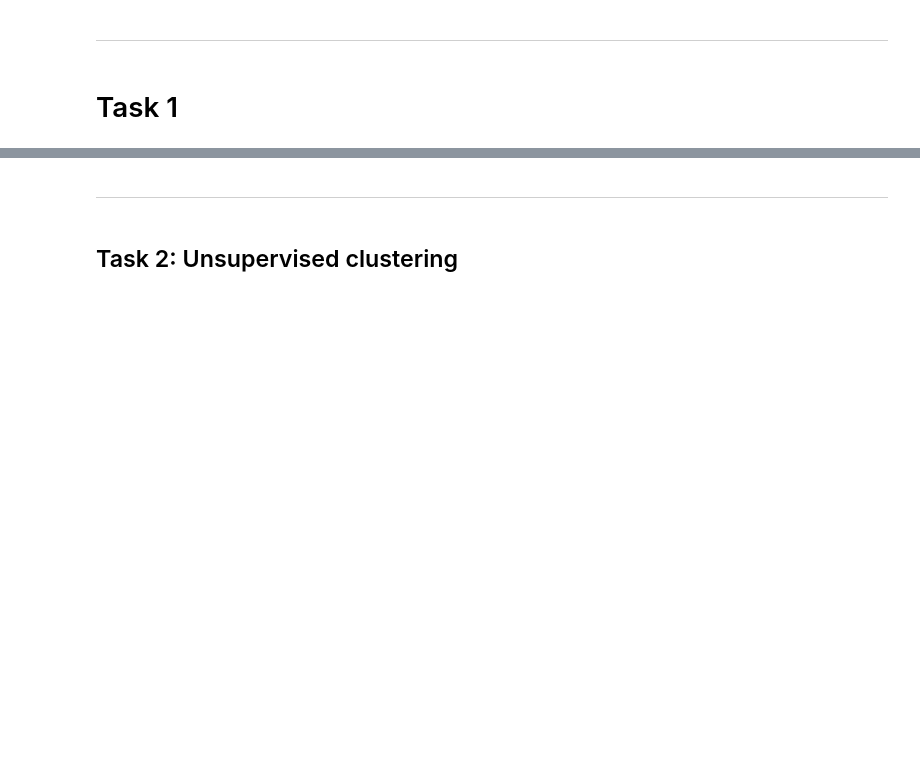
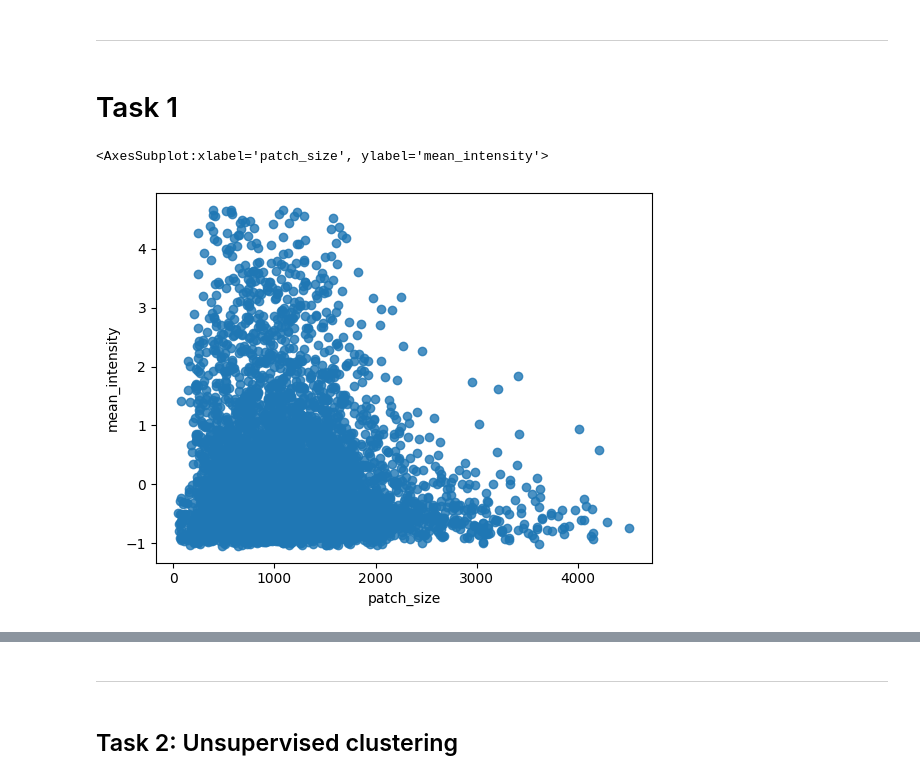
Before and after one commit to CS-433/ml-project-2-transcripted_cherry, a Jupyter notebook: Jupyter notebooks/classification.ipynb, the cells around one changed output, grey strips where cells are left out. Saved outputs shown, nothing was run; the diff lists cells and outputs as text; code cells hidden in the pictures; blank space fills up the shorter version.

```diff
--- a/Jupyter notebooks/classification.ipynb
+++ b/Jupyter notebooks/classification.ipynb
@@ -530,4 +570,12 @@ ypet_intensity_processed
+# %%
+colnames = list(ypet_intensity_processed)
+colnames[0] = 'patch'
+ypet_intensity_processed.columns = colnames
 # %% [markdown]
 ### pca of ypet_intensity,
 # %%
 from sklearn.decomposition import PCA
+# %%
+colnames = list(ypet_intensity_processed)
+colnames[0] = 'patch'
+ypet_intensity_processed.columns = colnames
@@ -638,7 +741,10 @@ mse_test_lm = mean_squared_error(df_test_y,y_test_pred_lm)
 y_test_pred_ridge = model_ridge.predict(x_poly_test_df)
 mse_test_ridge = mean_squared_error(df_test_y,y_test_pred_ridge)
 # %%
-sns.regplot(x="patch_size", y="mean_intensity", data=ypet_intensity, fit_reg=False)
+sns.regplot(x="patch_size", y="mean_intensity", data=ypet_intensity_processed, fit_reg=False)
+# %% [output]
+<AxesSubplot:xlabel='patch_size', ylabel='mean_intensity'>
+[figure, added]
 # %%
 #show predicted things
 plt.plot(df_train_y,df_train_x, 'ro')
```
Also changed, not shown: parts of 17 cells of this notebook, 1 other file.
